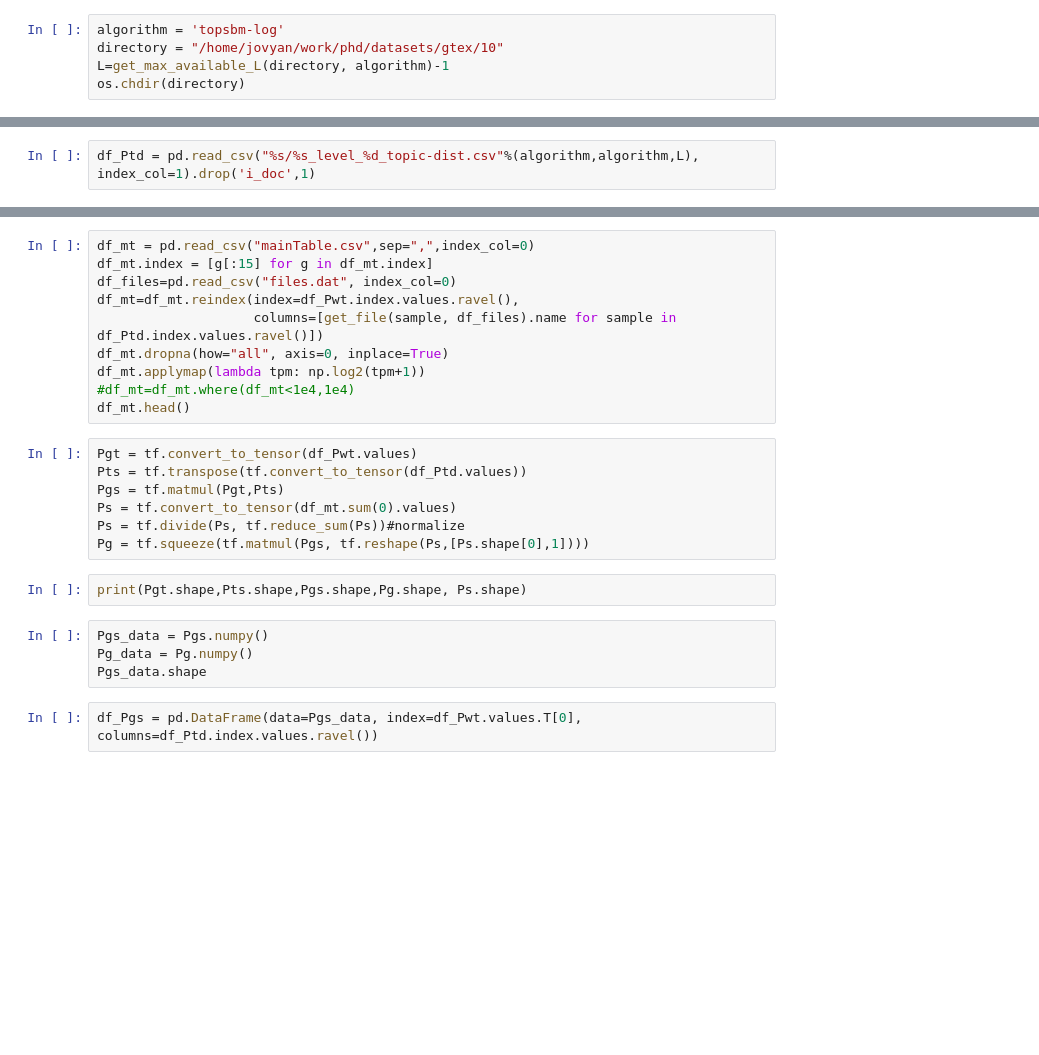
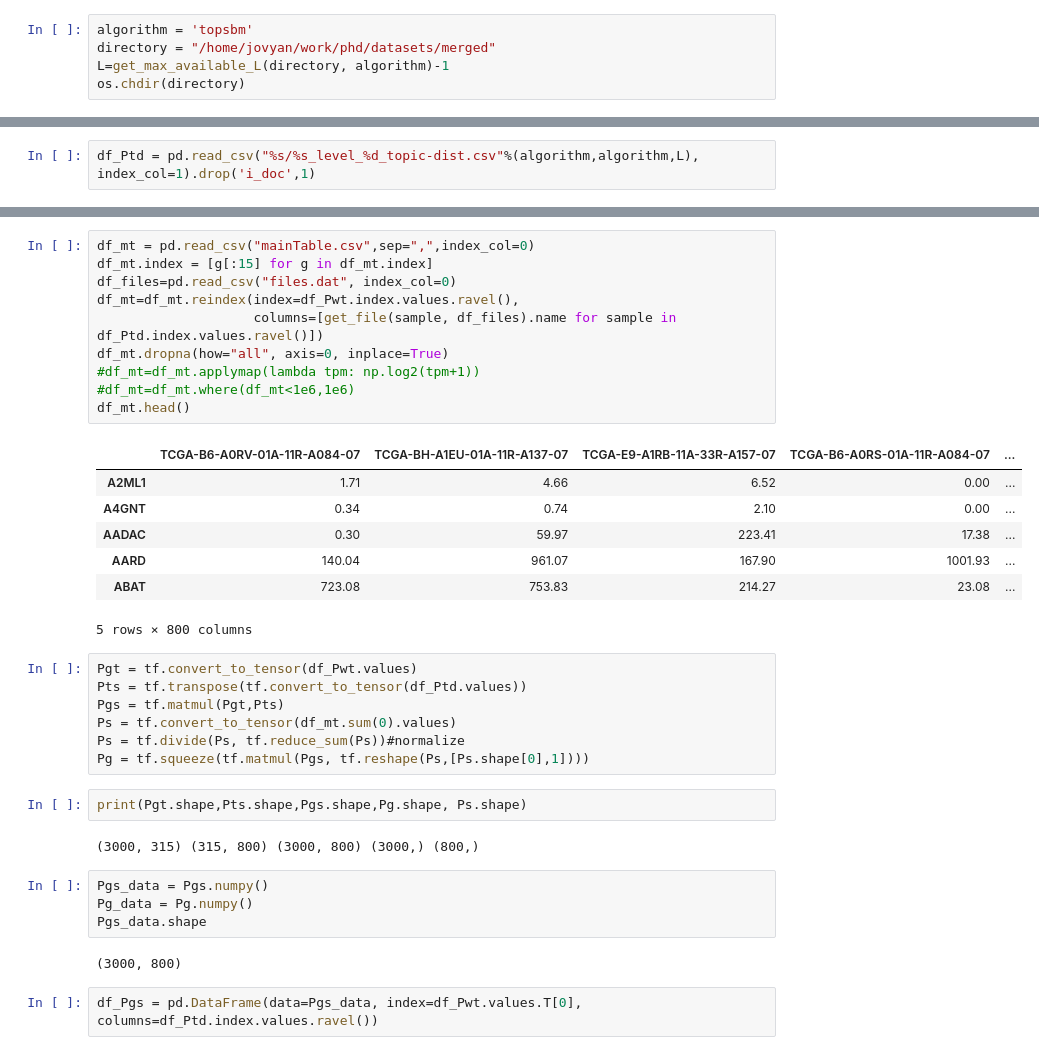
Before and after one commit to fvalle1/phd, a Jupyter notebook: hSBM_word-dist.ipynb, the cells around one changed output, grey strips where cells are left out. Saved outputs shown, nothing was run; the diff lists cells and outputs as text; blank space fills up the shorter version.

```diff
--- a/hSBM_word-dist.ipynb
+++ b/hSBM_word-dist.ipynb
@@ -13,8 +13,8 @@ from geneontology import *
 importlib.reload(geneontology)
 from geneontology import *
 # %%
-algorithm = 'topsbm-log'
-directory = "/home/jovyan/work/phd/datasets/gtex/10"
+algorithm = 'topsbm'
+directory = "/home/jovyan/work/phd/datasets/merged"
 L=get_max_available_L(directory, algorithm)-1
 os.chdir(directory)
 # %%
@@ -56,13 +60,21 @@ fig.savefig("p_t_s_%s.pdf"%algorithm)
 # %%
 df_mt = pd.read_csv("mainTable.csv",sep=",",index_col=0)
 df_mt.index = [g[:15] for g in df_mt.index]
 df_files=pd.read_csv("files.dat", index_col=0)
 df_mt=df_mt.reindex(index=df_Pwt.index.values.ravel(),
                     columns=[get_file(sample, df_files).name for sample in df_Ptd.index.values.ravel()])
 df_mt.dropna(how="all", axis=0, inplace=True)
-df_mt.applymap(lambda tpm: np.log2(tpm+1))
-#df_mt=df_mt.where(df_mt<1e4,1e4)
+#df_mt=df_mt.applymap(lambda tpm: np.log2(tpm+1))
+#df_mt=df_mt.where(df_mt<1e6,1e6)
 df_mt.head()
+# %% [output]
+|  | TCGA-B6-A0RV-01A-11R-A084-07 | TCGA-BH-A1EU-01A-11R-A137-07 | TCGA-E9-A1RB-11A-33R-A157-07 | TCGA-B6-A0RS-01A-11R-A084-07 | ... |
+| A2ML1 | 1.71 | 4.66 | 6.52 | 0.00 | ... |
+| A4GNT | 0.34 | 0.74 | 2.10 | 0.00 | ... |
+| AADAC | 0.30 | 59.97 | 223.41 | 17.38 | ... |
+| AARD | 140.04 | 961.07 | 167.90 | 1001.93 | ... |
+| ABAT | 723.08 | 753.83 | 214.27 | 23.08 | ... |
+5 rows × 800 columns
 # %%
 Pgt = tf.convert_to_tensor(df_Pwt.values)
 Pts = tf.transpose(tf.convert_to_tensor(df_Ptd.values))
@@ -72,10 +84,14 @@ Ps = tf.divide(Ps, tf.reduce_sum(Ps))#normalize
 Pg = tf.squeeze(tf.matmul(Pgs, tf.reshape(Ps,[Ps.shape[0],1])))
 # %%
 print(Pgt.shape,Pts.shape,Pgs.shape,Pg.shape, Ps.shape)
+# %% [output]
+(3000, 315) (315, 800) (3000, 800) (3000,) (800,)
 # %%
 Pgs_data = Pgs.numpy()
 Pg_data = Pg.numpy()
 Pgs_data.shape
+# %% [output]
+(3000, 800)
 # %%
 df_Pgs = pd.DataFrame(data=Pgs_data, index=df_Pwt.values.T[0], columns=df_Ptd.index.values.ravel())
 # %%
```
Also changed, not shown: parts of 4 cells of this notebook, 1 other file.
